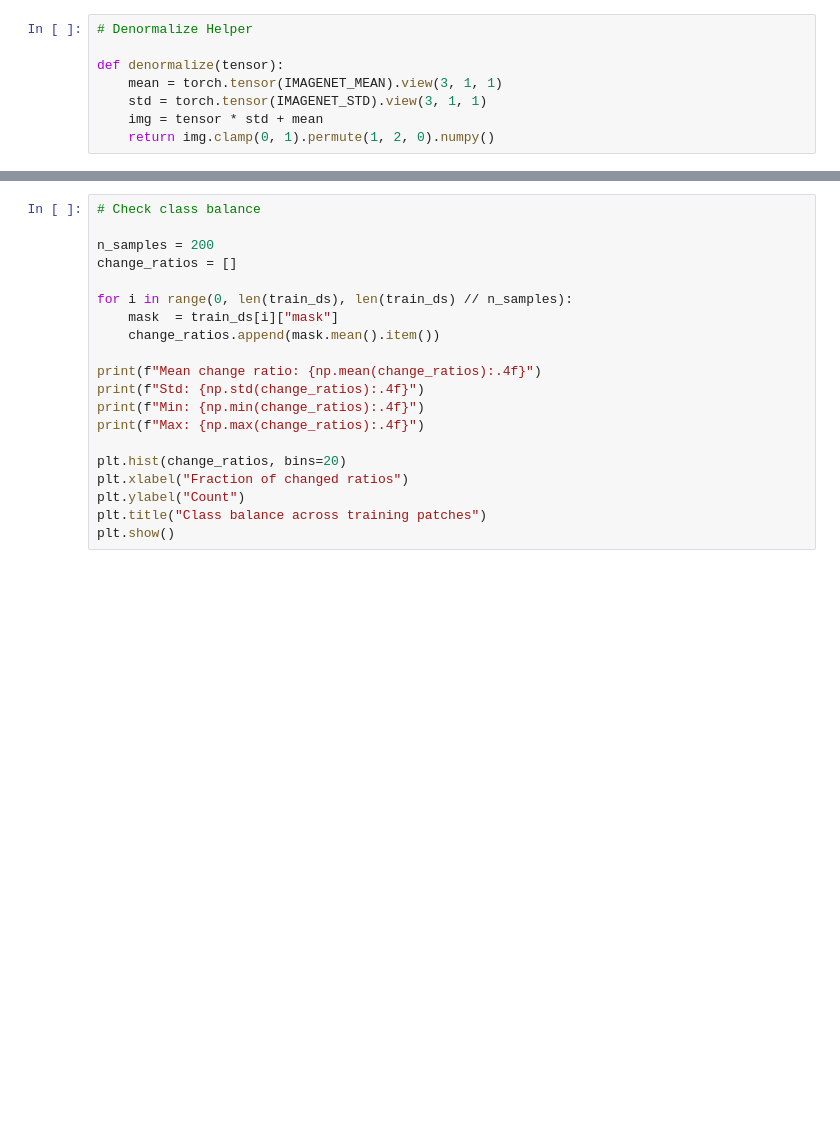
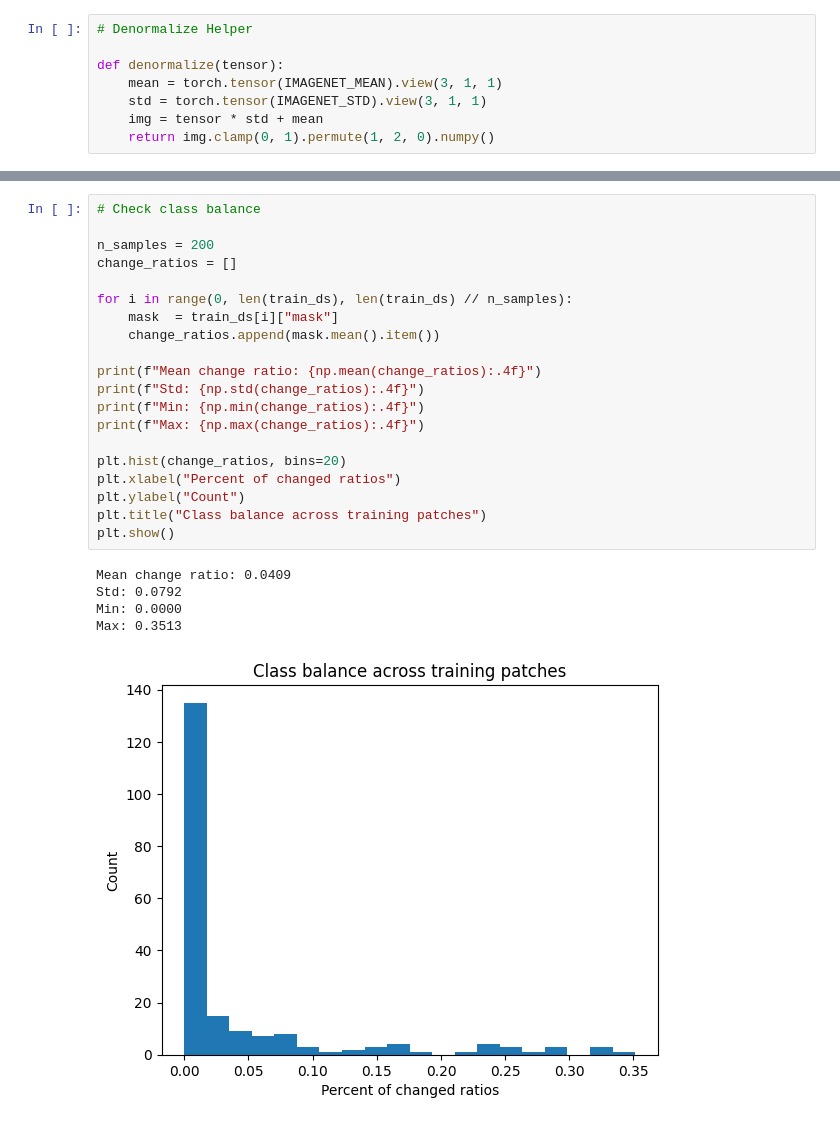
Before and after one commit to NJParker415/levir-cd-change-detection, a Jupyter notebook: notebooks/test_dataset.ipynb, the cells around one changed output, grey strips where cells are left out. Saved outputs shown, nothing was run; the diff lists cells and outputs as text; blank space fills up the shorter version.

```diff
--- a/notebooks/test_dataset.ipynb
+++ b/notebooks/test_dataset.ipynb
@@ -81,23 +85,29 @@ plt.show()
 # %%
 # Check class balance
 
 n_samples = 200
 change_ratios = []
 
 for i in range(0, len(train_ds), len(train_ds) // n_samples):
     mask  = train_ds[i]["mask"]
     change_ratios.append(mask.mean().item())
 
 print(f"Mean change ratio: {np.mean(change_ratios):.4f}")
 print(f"Std: {np.std(change_ratios):.4f}")
 print(f"Min: {np.min(change_ratios):.4f}")
 print(f"Max: {np.max(change_ratios):.4f}")
 
 plt.hist(change_ratios, bins=20)
-plt.xlabel("Fraction of changed ratios")
+plt.xlabel("Percent of changed ratios")
 plt.ylabel("Count")
 plt.title("Class balance across training patches")
 plt.show()
+# %% [output]
+Mean change ratio: 0.0409
+Std: 0.0792
+Min: 0.0000
+Max: 0.3513
+[figure, added]
 # %%
 # Test dataloader
 
```
Also changed, not shown: parts of 5 cells of this notebook, 1 other file.
